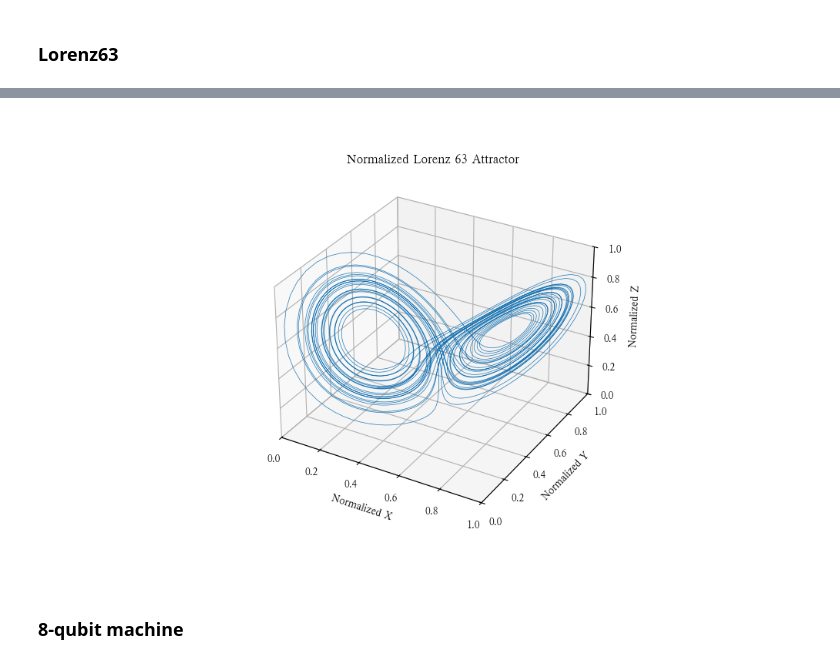
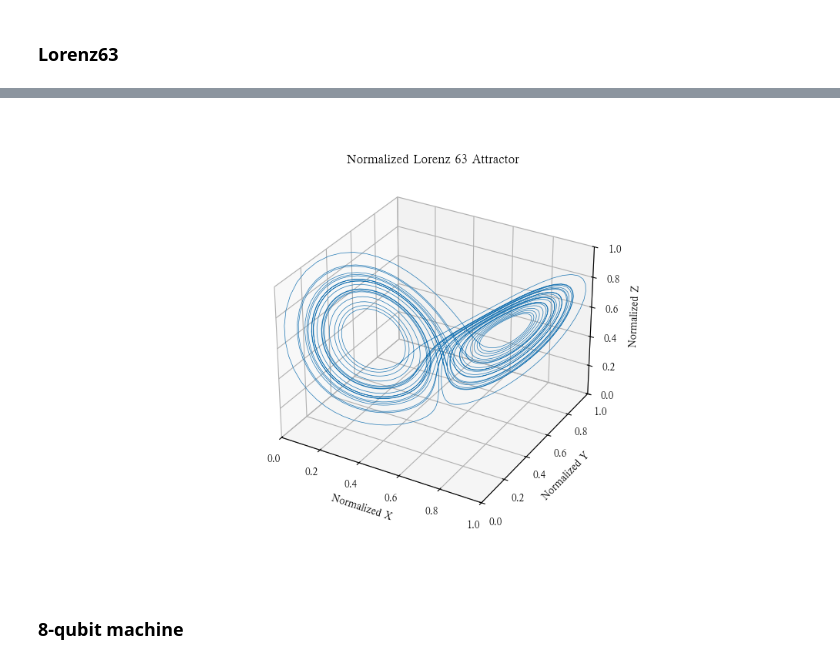
Before and after one commit to yyd6190/QRC_project1, a Jupyter notebook: 8q-v.ipynb, the cells around one changed output, grey strips where cells are left out. Cells and saved outputs as stored; diff of their text form; code cells hidden in the pictures.

Commit message:
test2

```diff
--- a/8q-v.ipynb
+++ b/8q-v.ipynb
@@ -108,7 +31,7 @@ def L63_rhs(x, sigma=10.0, rho=28.0, beta=8/3):
     dx[2] = x[0]*x[1] - beta*x[2]
     return dx
 
-def integrate_lorenz63(x0, num_steps=3500, dt=0.01):
+def integrate_lorenz63(x0, num_steps=3100, dt=0.01):
     """执行数值积分"""
     trajectory = np.zeros((num_steps, 3))
     trajectory[0] = x0
@@ -120,37 +43,37 @@ def normalize_trajectory(trajectory):
     """将轨迹归一化到[0, 1]范围"""
     # 计算每个坐标轴的极值
     mins = np.min(trajectory, axis=0)
     maxs = np.max(trajectory, axis=0)
 
-    # 线性归一化公式：new = 2*(original - min)/(max - min) - 1
-    normalized = (trajectory - mins) / (maxs - mins)
+    # 线性归一化公式：new = (original - min)/(max - min)
+    normalized =(trajectory - mins) / (maxs - mins)
     return normalized
 
 # 参数设置
 x0 = np.array([1.508870, -1.531271, 25.46091])  # 混沌初值
 traj = integrate_lorenz63(x0)
 
 # 应用归一化
 traj_normalized = normalize_trajectory(traj)
 
 # 划分训练集和测试集
 train_data = traj_normalized[:3000]
-test_data = traj_normalized[3000:3500]
+test_data = traj_normalized[3000:3100]
 
 # 绘制归一化后的轨迹
 fig = plt.figure(figsize=(10,6))
 ax = fig.add_subplot(111, projection='3d')
 ax.plot(traj_normalized[:,0], traj_normalized[:,1], traj_normalized[:,2], lw=0.5)
 ax.set_xlim([0, 1])
 ax.set_ylim([0, 1])
 ax.set_zlim([0, 1])
 ax.set_xlabel("Normalized X")
 ax.set_ylabel("Normalized Y")
 ax.set_zlabel("Normalized Z")
 plt.title("Normalized Lorenz 63 Attractor")
 plt.show()
 # %% [output]
-[figure, old version]
+[figure, new version]
 # %% [markdown]
 ### 8-qubit machine
 # %%
```
Also changed, not shown: parts of 2 cells of this notebook, 7 other files.
